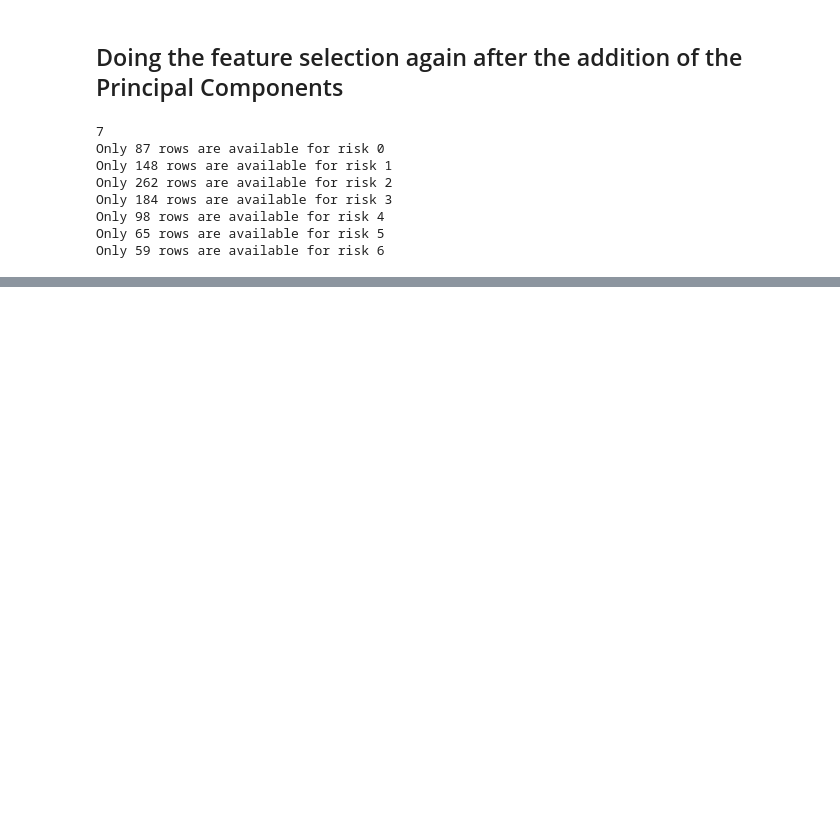
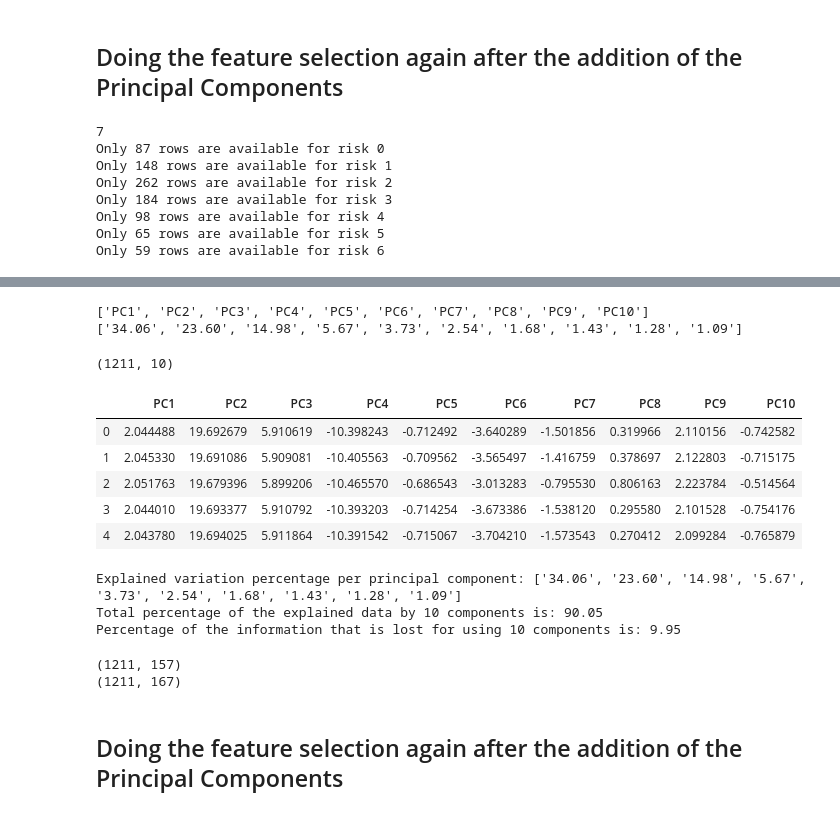
Before and after one commit to MDAIceland/WaterSecurity, a Jupyter notebook: classification/feature_selection/feature_selection.ipynb, the cells around one changed output, grey strips where cells are left out. Saved outputs shown, nothing was run; the diff lists cells and outputs as text; code cells hidden in the pictures; blank space fills up the shorter version.

```diff
--- a/classification/feature_selection/feature_selection.ipynb
+++ b/classification/feature_selection/feature_selection.ipynb
@@ -292,0 +265,8 @@ Picked variable number: 23
+# %%
+pca_df = preprocess(mainDf, risks)
+
+val = pca_df.loc[:, pca_df.columns].values
+print(val)
+
+val = RobustScaler().fit_transform(val)
+print(val.shape)
@@ -292,0 +305,43 @@ Picked variable number: 23
+# %%
+num_components = 10
+pca_final = PCA(n_components=num_components)
+pComponents_final = pca_final.fit_transform(val)
+component_col = ['PC'+str(i+1) for i in range(num_components)]
+print(component_col)
+
+percentage_list = [element * 100 for element in pca_final.explained_variance_ratio_]
+percentage_list = ['%.2f' % elem for elem in percentage_list]
+print(percentage_list)
+# %% [output]
+['PC1', 'PC2', 'PC3', 'PC4', 'PC5', 'PC6', 'PC7', 'PC8', 'PC9', 'PC10']
+['34.06', '23.60', '14.98', '5.67', '3.73', '2.54', '1.68', '1.43', '1.28', '1.09']
+# %%
+pc_final_df = pd.DataFrame(data = pComponents_final, columns = component_col)
+print(pc_final_df.shape)
+pc_final_df.head()
+# %% [output]
+(1211, 10)
+|  | PC1 | PC2 | PC3 | PC4 | PC5 | PC6 | PC7 | PC8 | PC9 | PC10 |
+| 0 | 2.044488 | 19.692679 | 5.910619 | -10.398243 | -0.712492 | -3.640289 | -1.501856 | 0.319966 | 2.110156 | -0.742582 |
+| 1 | 2.045330 | 19.691086 | 5.909081 | -10.405563 | -0.709562 | -3.565497 | -1.416759 | 0.378697 | 2.122803 | -0.715175 |
+| 2 | 2.051763 | 19.679396 | 5.899206 | -10.465570 | -0.686543 | -3.013283 | -0.795530 | 0.806163 | 2.223784 | -0.514564 |
+| 3 | 2.044010 | 19.693377 | 5.910792 | -10.393203 | -0.714254 | -3.673386 | -1.538120 | 0.295580 | 2.101528 | -0.754176 |
+| 4 | 2.043780 | 19.694025 | 5.911864 | -10.391542 | -0.715067 | -3.704210 | -1.573543 | 0.270412 | 2.099284 | -0.765879 |
+# %%
+print('Explained variation percentage per principal component: {}'.format(percentage_list))
+total_explained_percentage = (sum(pca_final.explained_variance_ratio_)*100)
+print('Total percentage of the explained data by',pca_final.n_components,'components is: %.2f' %total_explained_percentage)
+print('Percentage of the information that is lost for using',pca_final.n_components,'components is: %.2f' %(100-total_explained_percentage))
+# %% [output]
+Explained variation percentage per principal component: ['34.06', '23.60', '14.98', '5.67', '3.73', '2.54', '1.68', '1.43', '1.28', '1.09']
+Total percentage of the explained data by 10 components is: 90.05
+Percentage of the information that is lost for using 10 components is: 9.95
+# %%
+mainDf_v3 = mainDf.merge(pc_final_df, left_index=True, right_index=True)
+print(mainDf.shape)
+print(mainDf_v3.shape)
+# %% [output]
+(1211, 157)
+(1211, 167)
+# %% [markdown]
+## Doing the feature selection again after the addition of the Principal Components
```
Also changed, not shown: parts of 18 cells of this notebook.
